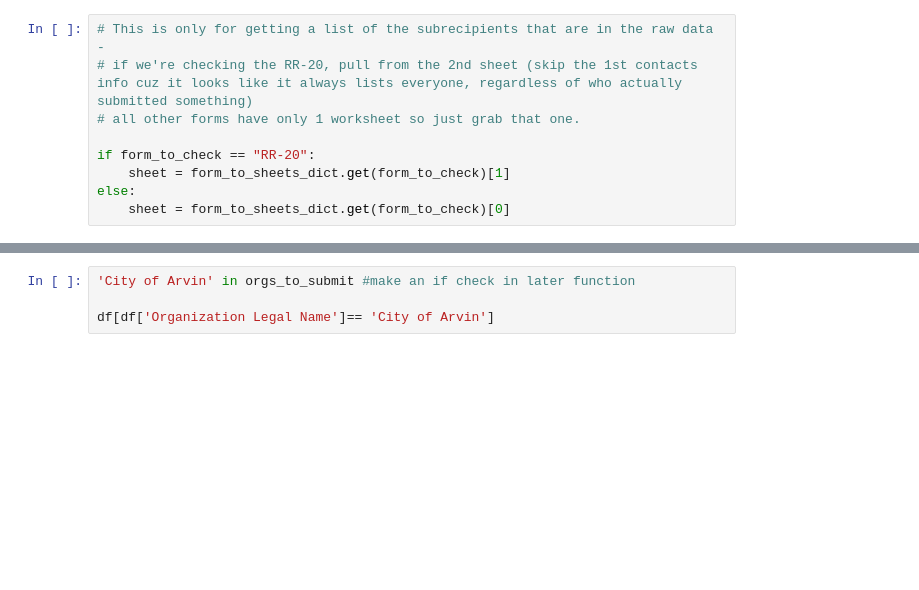
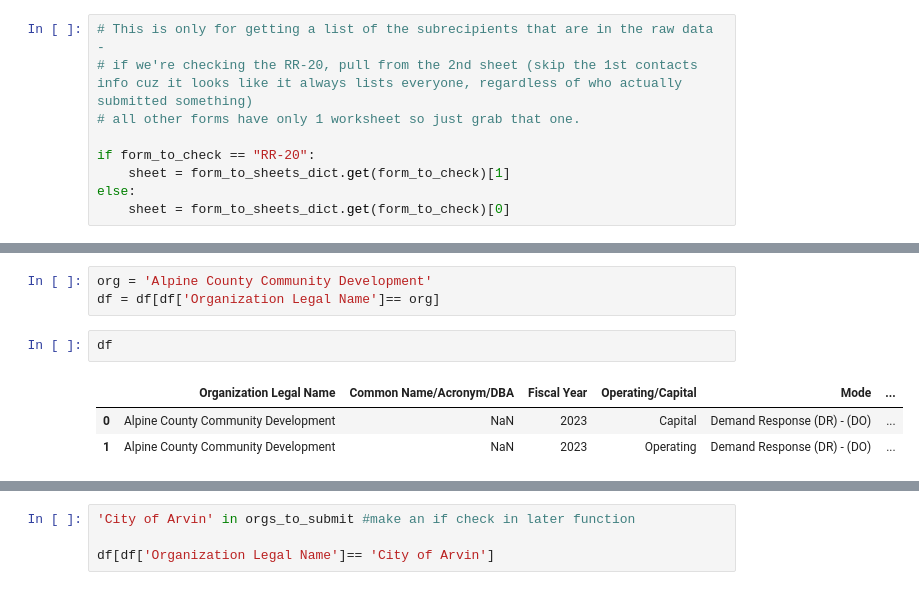
Before and after one commit to cal-itp/ntd-modernization, a Jupyter notebook: validation_tool/notebooks/ETL_check_and_extract_raw_data.ipynb, the cells around one changed output, grey strips where cells are left out. Cells and saved outputs as stored; diff of their text form; blank space fills up the shorter version.

```diff
--- a/validation_tool/notebooks/ETL_check_and_extract_raw_data.ipynb
+++ b/validation_tool/notebooks/ETL_check_and_extract_raw_data.ipynb
@@ -192,0 +221,9 @@ array(['City of Arvin', 'City of Corcoran - Corcoran Area Transit',
+# %%
+org = 'Alpine County Community Development'
+df = df[df['Organization Legal Name']== org]
+# %%
+df
+# %% [output]
+|  | Organization Legal Name | Common Name/Acronym/DBA | Fiscal Year | Operating/Capital | Mode | ... |
+| 0 | Alpine County Community Development | NaN | 2023 | Capital | Demand Response (DR) - (DO) | ... |
+| 1 | Alpine County Community Development | NaN | 2023 | Operating | Demand Response (DR) - (DO) | ... |
```
Also changed, not shown: parts of 17 cells of this notebook, 3 other files.
